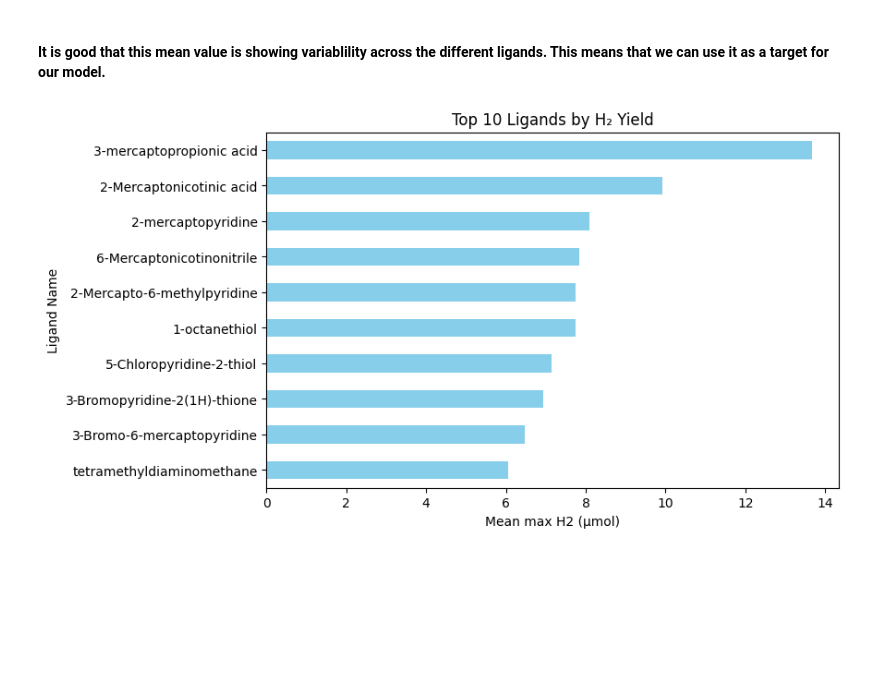
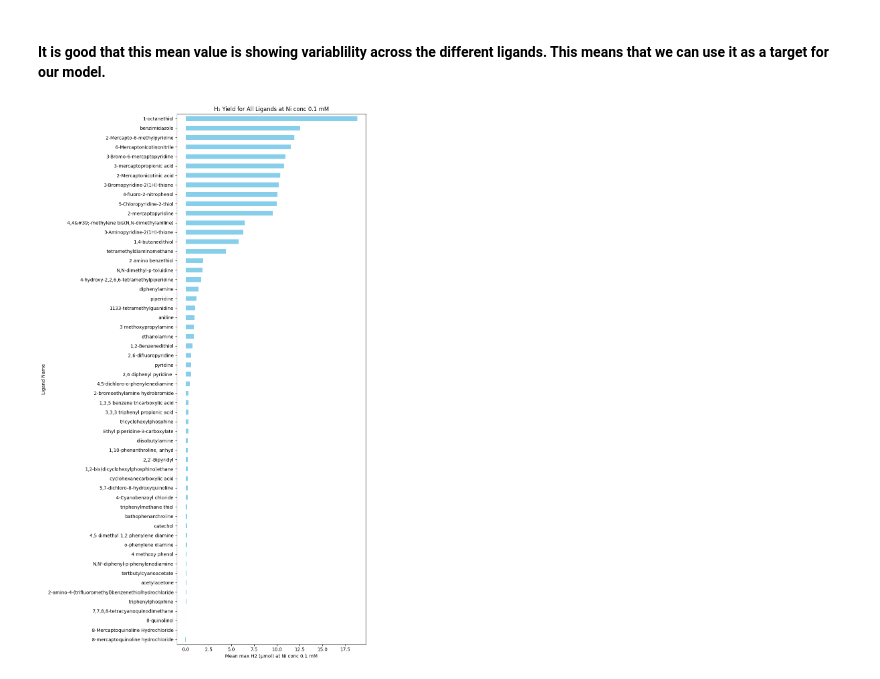
Before and after one commit to kareem-Abdelmaqsoud/HER-metal-complex-ligands, a Jupyter notebook: data_analysis.ipynb, the cells around one changed output. Drawn from its saved outputs; the diff is of its cells as text; code cells hidden in the pictures; blank space fills up the shorter version.

```diff
--- a/data_analysis.ipynb
+++ b/data_analysis.ipynb
@@ -32,15 +54,23 @@ plt.show()
 ### Visualize the mean value of the max H2 produced across all the Ni concentrations for each Ligand
 # %% [markdown]
 #### It is good that this mean value is showing variablility across the different ligands. This means that we can use it as a target for our model.
-# %%
-import matplotlib.pyplot as plt
-
-top_ligands = df.groupby("Ligand Name")["max h2 (umol)"].mean().sort_values(ascending=False).head(10)
-top_ligands.plot(kind="barh", figsize=(8,5), color="skyblue")
-plt.xlabel("Mean max H2 (µmol)")
-plt.ylabel("Ligand Name")
-plt.title("Top 10 Ligands by H₂ Yield")
-plt.gca().invert_yaxis()  # highest at the top
-plt.show()
-# %% [output]
-[figure, removed]
+# %%
+import matplotlib.pyplot as plt
+
+# Filter for Ni conc = 0.1 mM
+df_ni01 = df[df["Ni conc [mM]"] == 0.1]
+
+# Compute mean max h2 for each ligand at Ni conc 0.1
+ligand_h2 = df_ni01.groupby("Ligand Name")["max h2 (umol)"].mean().sort_values(ascending=False)
+
+# Horizontal bar plot
+plt.figure(figsize=(10, len(ligand_h2) * 0.3))  # adjust height based on number of ligands
+ligand_h2.plot(kind="barh", color="skyblue")
+plt.xlabel("Mean max H2 (µmol) at Ni conc 0.1 mM")
+plt.ylabel("Ligand Name")
+plt.title("H₂ Yield for All Ligands at Ni conc 0.1 mM")
+plt.gca().invert_yaxis()  # highest at the top
+plt.tight_layout()
+plt.show()
+# %% [output]
+[figure, added]
```
Also changed, not shown: parts of 3 cells of this notebook.
